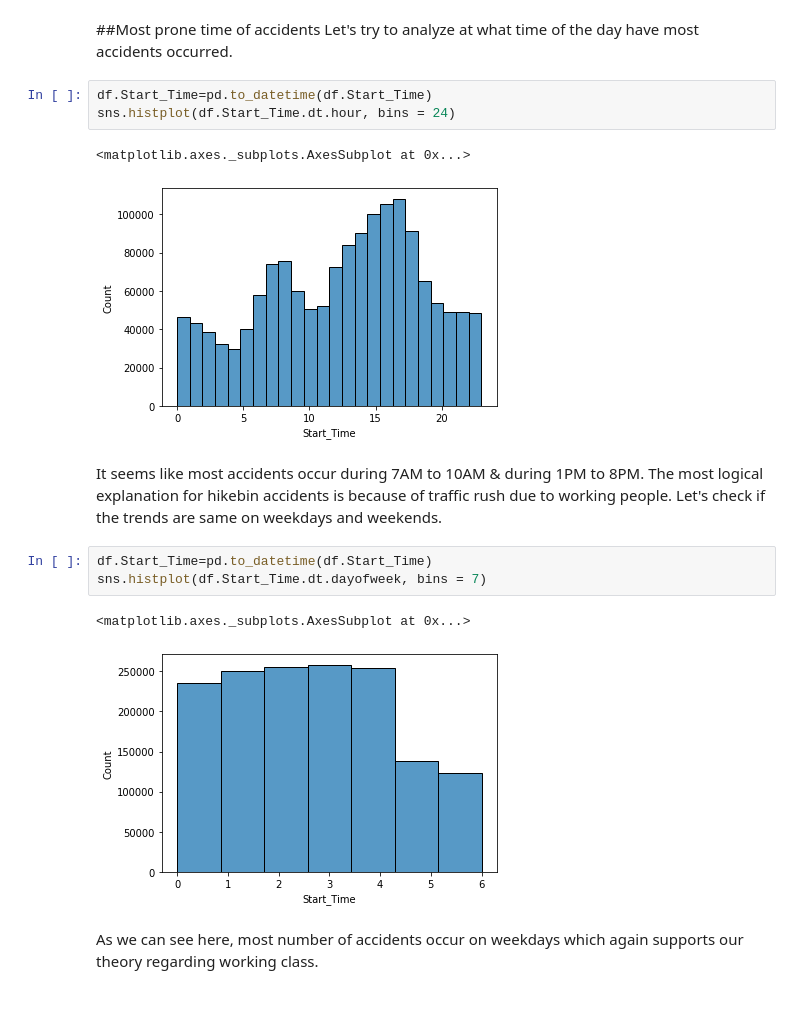
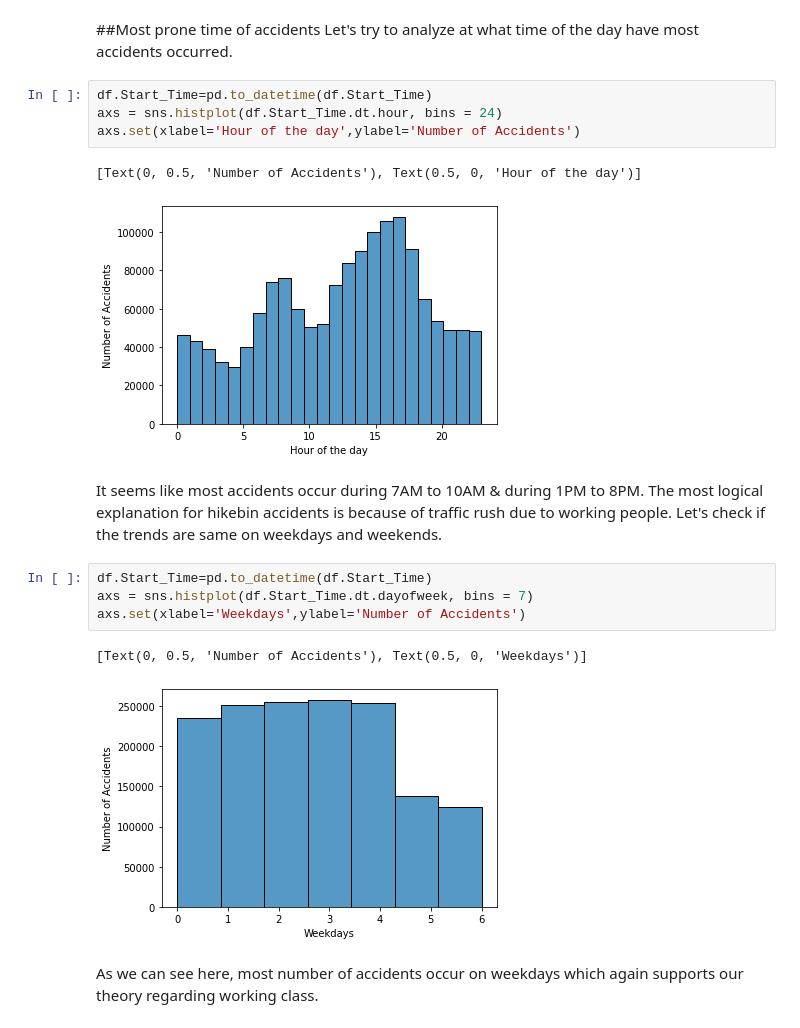
Before and after one commit to fadedstarboy/USA-Accidents-Analysis, a Jupyter notebook: US_Accidents.ipynb, the cells around one changed output. Saved outputs shown, nothing was run; the diff lists cells and outputs as text.

```diff
--- a/US_Accidents.ipynb
+++ b/US_Accidents.ipynb
@@ -178,18 +183,20 @@ Columbus-0.52%
 Let's try to analyze at what time of the day have most accidents occurred.
 # %%
 df.Start_Time=pd.to_datetime(df.Start_Time)
-sns.histplot(df.Start_Time.dt.hour, bins = 24)
+axs = sns.histplot(df.Start_Time.dt.hour, bins = 24)
+axs.set(xlabel='Hour of the day',ylabel='Number of Accidents')
 # %% [output]
-<matplotlib.axes._subplots.AxesSubplot at 0x...>
+[Text(0, 0.5, 'Number of Accidents'), Text(0.5, 0, 'Hour of the day')]
-[figure, old version]
+[figure, new version]
 # %% [markdown]
 It seems like most accidents occur during 7AM to 10AM & during 1PM to 8PM. The most logical explanation for hikebin accidents is because of traffic rush due to working people. Let's check if the trends are same on weekdays and weekends.
 # %%
 df.Start_Time=pd.to_datetime(df.Start_Time)
-sns.histplot(df.Start_Time.dt.dayofweek, bins = 7)
+axs = sns.histplot(df.Start_Time.dt.dayofweek, bins = 7)
+axs.set(xlabel='Weekdays',ylabel='Number of Accidents')
 # %% [output]
-<matplotlib.axes._subplots.AxesSubplot at 0x...>
+[Text(0, 0.5, 'Number of Accidents'), Text(0.5, 0, 'Weekdays')]
-[figure, old version]
+[figure, new version]
 # %% [markdown]
 As we can see here, most number of accidents occur on weekdays which again supports our theory regarding working class.
 # %% [markdown]
```
Also changed, not shown: parts of 4 cells of this notebook.
